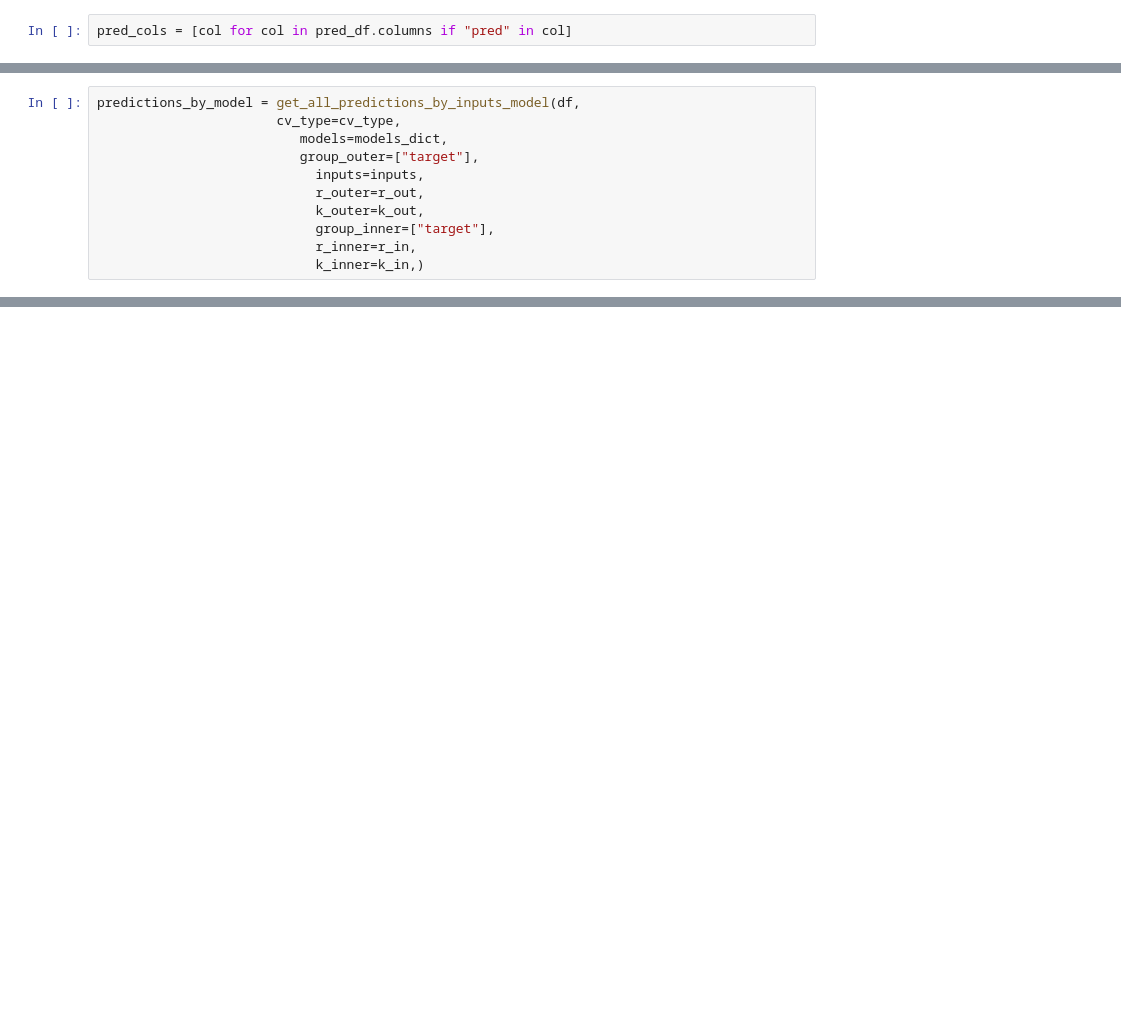
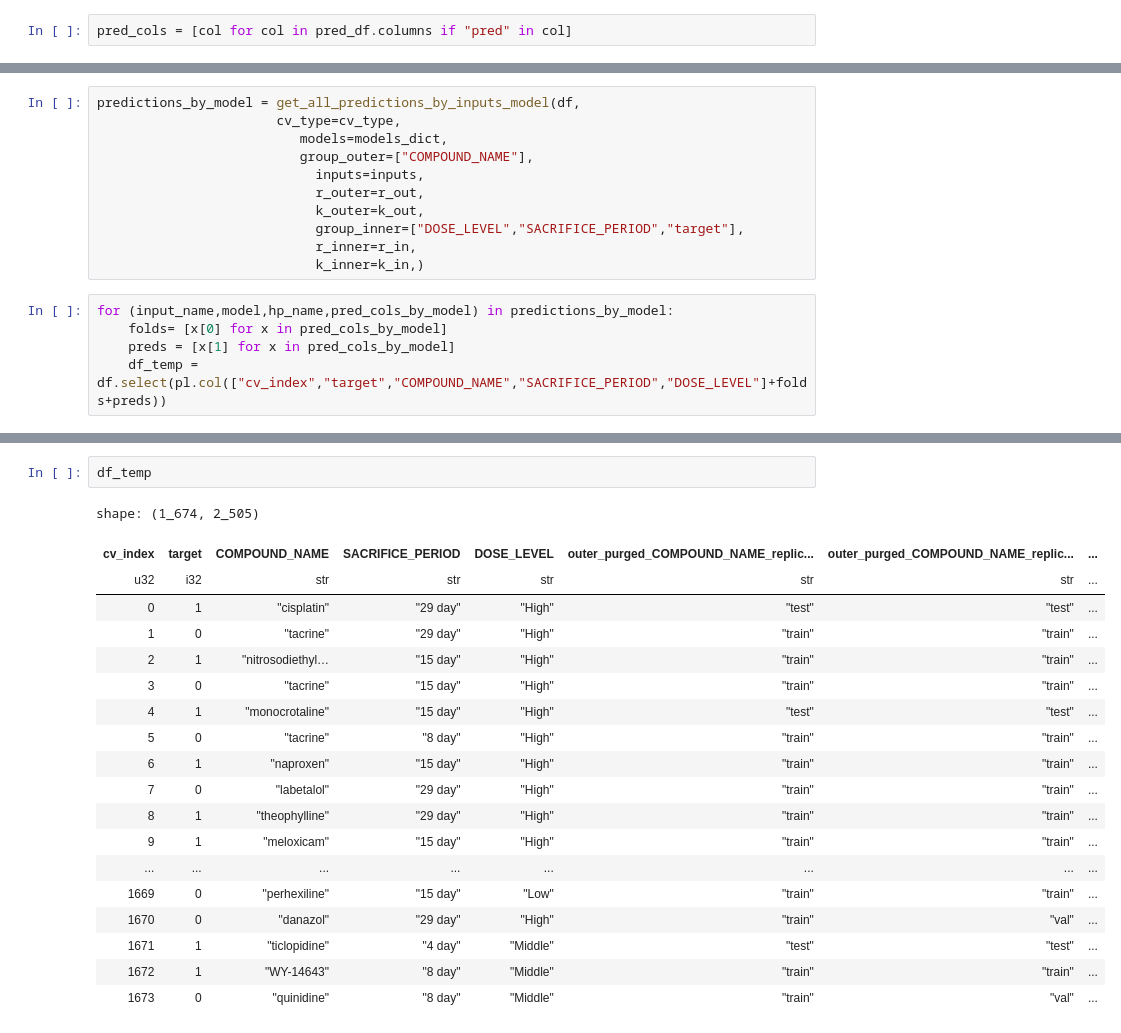
Before and after one commit to Neural-Dragon-AI/Cynde, a Jupyter notebook: examples/analyse_results.ipynb, the cells around one changed output, grey strips where cells are left out. Cells and saved outputs as stored; diff of their text form; blank space fills up the shorter version.

```diff
--- a/examples/analyse_results.ipynb
+++ b/examples/analyse_results.ipynb
@@ -51,10 +72,15 @@ outs = get_predictions(df,
 predictions_by_model = get_all_predictions_by_inputs_model(df,
                        cv_type=cv_type,
                           models=models_dict,
-                          group_outer=["target"],
+                          group_outer=["COMPOUND_NAME"],
                             inputs=inputs,
                             r_outer=r_out,
                             k_outer=k_out,
-                            group_inner=["target"],
+                            group_inner=["DOSE_LEVEL","SACRIFICE_PERIOD","target"],
                             r_inner=r_in,
                             k_inner=k_in,)
+# %%
+for (input_name,model,hp_name,pred_cols_by_model) in predictions_by_model:
+    folds= [x[0] for x in pred_cols_by_model]
+    preds = [x[1] for x in pred_cols_by_model]
+    df_temp = df.select(pl.col(["cv_index","target","COMPOUND_NAME","SACRIFICE_PERIOD","DOSE_LEVEL"]+folds+preds))
@@ -60,0 +302,22 @@ predictions_by_model = get_all_predictions_by_inputs_model(df,
+# %%
+df_temp
+# %% [output]
+shape: (1_674, 2_505)
+| cv_index | target | COMPOUND_NAME | SACRIFICE_PERIOD | DOSE_LEVEL | outer_purged_COMPOUND_NAME_replic... | outer_purged_COMPOUND_NAME_replic... | ... |
+| u32 | i32 | str | str | str | str | str | ... |
+| 0 | 1 | "cisplatin" | "29 day" | "High" | "test" | "test" | ... |
+| 1 | 0 | "tacrine" | "29 day" | "High" | "train" | "train" | ... |
+| 2 | 1 | "nitrosodiethyl… | "15 day" | "High" | "train" | "train" | ... |
+| 3 | 0 | "tacrine" | "15 day" | "High" | "train" | "train" | ... |
+| 4 | 1 | "monocrotaline" | "15 day" | "High" | "test" | "test" | ... |
+| 5 | 0 | "tacrine" | "8 day" | "High" | "train" | "train" | ... |
+| 6 | 1 | "naproxen" | "15 day" | "High" | "train" | "train" | ... |
+| 7 | 0 | "labetalol" | "29 day" | "High" | "train" | "train" | ... |
+| 8 | 1 | "theophylline" | "29 day" | "High" | "train" | "train" | ... |
+| 9 | 1 | "meloxicam" | "15 day" | "High" | "train" | "train" | ... |
+| ... | ... | ... | ... | ... | ... | ... | ... |
+| 1669 | 0 | "perhexiline" | "15 day" | "Low" | "train" | "train" | ... |
+| 1670 | 0 | "danazol" | "29 day" | "High" | "train" | "val" | ... |
+| 1671 | 1 | "ticlopidine" | "4 day" | "Middle" | "test" | "test" | ... |
+| 1672 | 1 | "WY-14643" | "8 day" | "Middle" | "train" | "train" | ... |
+| 1673 | 0 | "quinidine" | "8 day" | "Middle" | "train" | "val" | ... |
```
Also changed, not shown: parts of 32 cells of this notebook, 4 other files.
